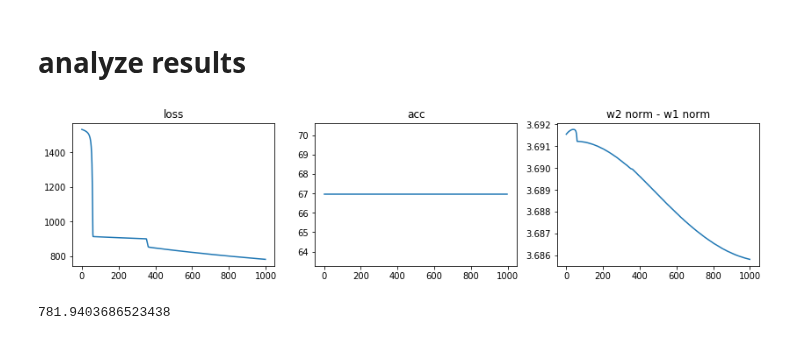
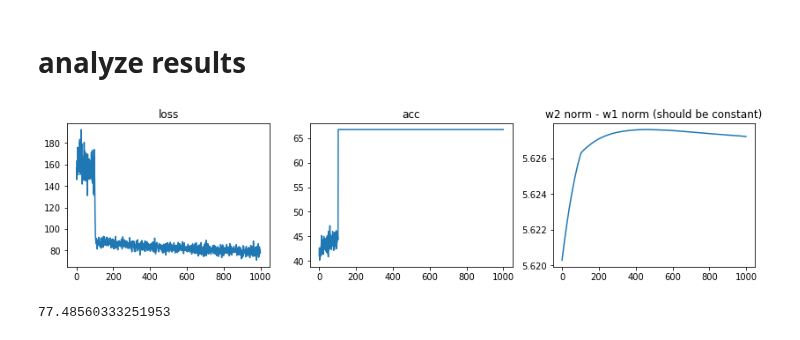
Before and after one commit to csinva/dnn-experiments, a Jupyter notebook: eda/nn_1d.ipynb, the cells around one changed output. Cells and saved outputs as stored; diff of their text form; code cells hidden in the pictures.

```diff
--- a/eda/nn_1d.ipynb
+++ b/eda/nn_1d.ipynb
@@ -11,13 +12,14 @@ from torch.optim.lr_scheduler import StepLR
 class p:
     # data parameters
     N = 2000 # N is batch size
-    layer_sizes = [1, 5, 2] # input, hidden1, hidden..., output
+    layer_sizes = [1, 10, 2] # input, hidden1, hidden..., output
     means = [[0], [20], [40]] # means of gaussian data
     sds = [[1], [1], [1]] # sds of data
 #     means = [[0], [20]]
 #     sds = [[1], [1]]
     labs = [0, 1, 0] # labels of these gaussians
 #     labs = [0, 1]
+    batch_size = 200
 
     # model parameters
     num_layers = len(layer_sizes) - 1
@@ -52,9 +54,9 @@ class dset:
         self.X = X
         self.y = y
     def __getitem__(self, idx):
-        return X[idx], y[idx]
+        return {'x': torch.from_numpy(X[idx, :]), 'y': torch.from_numpy(y[idx])}
     def __len__(self):
-        return y.size
+        return X.shape[0]
 
 X, y, y_plot = generate_gaussian_data(p.N, means=p.means, sds=p.sds, labs=p.labs)
 dset = dset(X, y)
@@ -67,11 +69,6 @@ plt.show()
 # %% [markdown]
 ## run + fit
 # %%
-# data to torch
-X_torch = torch.from_numpy(X)
-y_torch = torch.from_numpy(y)
-
-
 # make model
 model = torch.nn.Sequential(
     torch.nn.Linear(p.layer_sizes[0], p.layer_sizes[1]),
@@ -90,6 +87,7 @@ model = torch.nn.Sequential(
 optimizer = torch.optim.SGD(model.parameters(), lr=p.lr) # only optimize ridge (otherwise use model.parameters())
 scheduler = StepLR(optimizer, step_size=p.step_size_optimizer, gamma=p.gamma_optimizer)
 loss_fn = torch.nn.MSELoss(size_average=False)
+dataloader = DataLoader(dset, batch_size=p.batch_size, shuffle=True)
 
 
 # to record
@@ -101,41 +99,42 @@ accs = np.zeros(p.num_iters)
 
 # fit
 for it in tqdm(range(p.num_iters)):
-    y_pred = model(Variable(X_torch, requires_grad=True)) # predict
-    loss = loss_fn(y_pred, Variable(y_torch)) # calculate loss
-    optimizer.zero_grad() # zero the gradients
-    loss.backward() # backward pass
-    optimizer.step() # update weights
-    scheduler.step() # step for incrementing optimizer
+    for batch in dataloader:
+        y_pred = model(Variable(batch['x'], requires_grad=True)) # predict
+        loss = loss_fn(y_pred, Variable(batch['y'])) # calculate loss
+        optimizer.zero_grad() # zero the gradients
+        loss.backward() # backward pass
+        optimizer.step() # update weights
+        scheduler.step() # step for incrementing optimizer
 
-    # output
-    weight_dict = {x[0]:x[1].data.numpy() for x in model.named_parameters()}
-    if it % 100 == 0:
-        weights[it] = weight_dict
-    losses[it] = loss.data[0]
-    accs[it] = np.mean(np.argmax(y_pred.data.numpy(), axis=1) == y_plot) * 100
-    norms[it, 0] = np.linalg.norm(weight_dict['0.weight'])**2 + np.sum(weight_dict['0.bias']**2)
-    norms[it, 1] = np.linalg.norm(weight_dict['2.weight'])**2 + np.sum(weight_dict['2.bias']**2)
+        # output
+        weight_dict = {x[0]:x[1].data.numpy() for x in model.named_parameters()}
+        if it % 100 == 0:
+            weights[it] = weight_dict
+        losses[it] = loss.data[0]
+        accs[it] = np.mean(np.argmax(y_pred.data.numpy(), axis=1) == y_plot) * 100
+        norms[it, 0] = np.linalg.norm(weight_dict['0.weight'])**2 + np.sum(weight_dict['0.bias']**2)
+        norms[it, 1] = np.linalg.norm(weight_dict['2.weight'])**2 + np.sum(weight_dict['2.bias']**2)
 # %% [markdown]
 # analyze results
 # %%
 # plot loss and norms
 plt.figure(figsize=(14, 3))
 plt.subplot(131)
 plt.plot(losses)
 plt.title('loss')
 
 
 plt.subplot(132)
 plt.plot(accs)
 plt.title('acc')
 
 plt.subplot(133)
 plt.plot(norms[:, 0] - norms[:, 1])
-plt.title('w2 norm - w1 norm')
+plt.title('w2 norm - w1 norm (should be constant)')
 plt.show()
 
 print(losses[-1])
 # %% [output]
-[figure, old version]
+[figure, new version]
-781.9403686523438
+77.48560333251953
```
Also changed, not shown: parts of 4 cells of this notebook.
